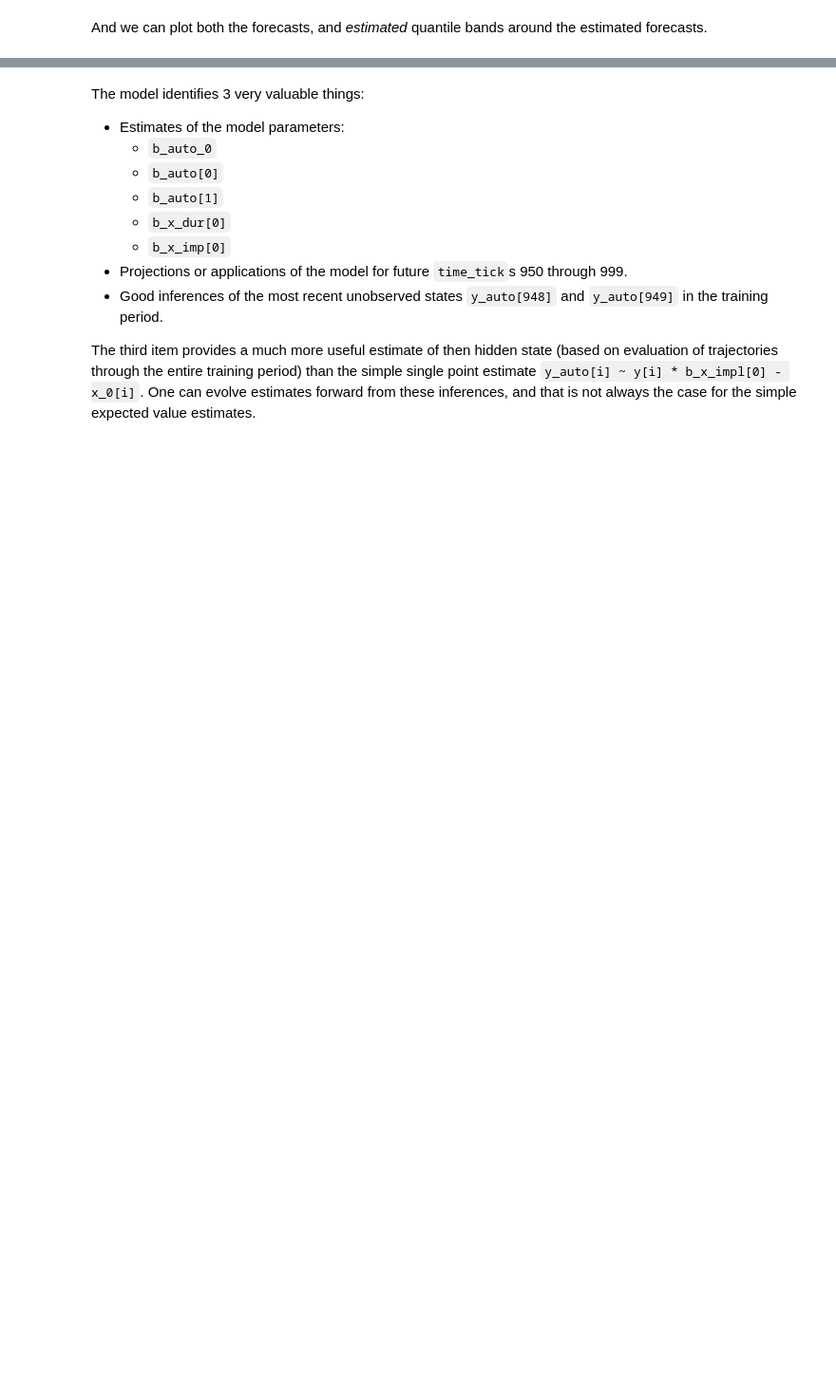
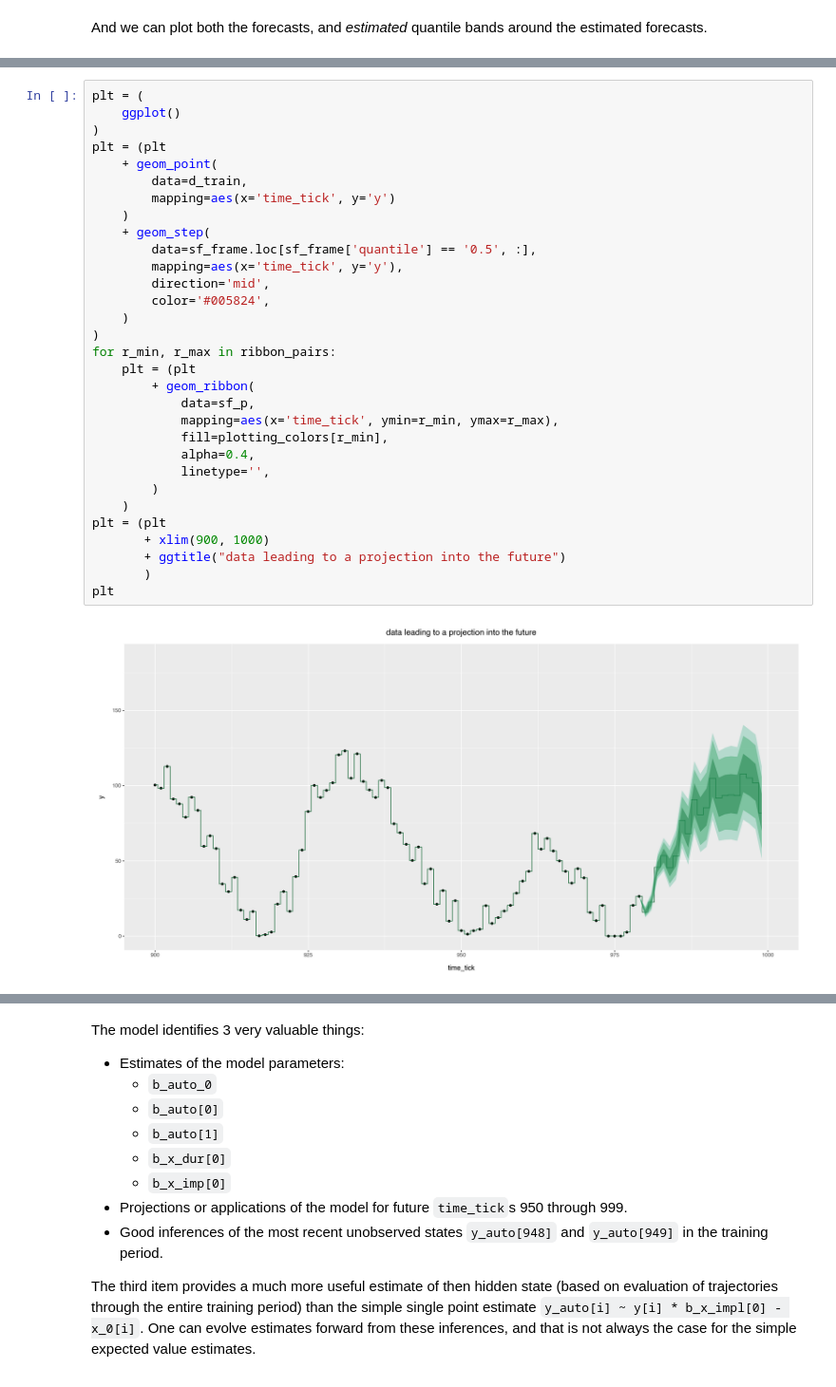
Before and after one commit to WinVector/Examples, a Jupyter notebook: TimeSeries/Stan_soln.ipynb, the cells around one changed output, grey strips where cells are left out. Shown at 95% size. Cells and saved outputs as stored; diff of their text form; blank space fills up the shorter version.

Commit message:
new graph

```diff
--- a/TimeSeries/Stan_soln.ipynb
+++ b/TimeSeries/Stan_soln.ipynb
@@ -184,0 +227,33 @@ plt_i.show()
+# %%
+plt = (
+    ggplot()
+)
+plt = (plt
+    + geom_point(
+        data=d_train,
+        mapping=aes(x='time_tick', y='y')
+    )
+    + geom_step(
+        data=sf_frame.loc[sf_frame['quantile'] == '0.5', :],
+        mapping=aes(x='time_tick', y='y'),
+        direction='mid',
+        color='#005824',
+    )
+)
+for r_min, r_max in ribbon_pairs:
+    plt = (plt
+        + geom_ribbon(
+            data=sf_p,
+            mapping=aes(x='time_tick', ymin=r_min, ymax=r_max),
+            fill=plotting_colors[r_min],
+            alpha=0.4,
+            linetype='',
+        )
+    )
+plt = (plt
+       + xlim(900, 1000)
+       + ggtitle("data leading to a projection into the future")
+       )
+plt
+# %% [output]
+[figure, added]
```
Also changed, not shown: parts of 13 cells of this notebook.
